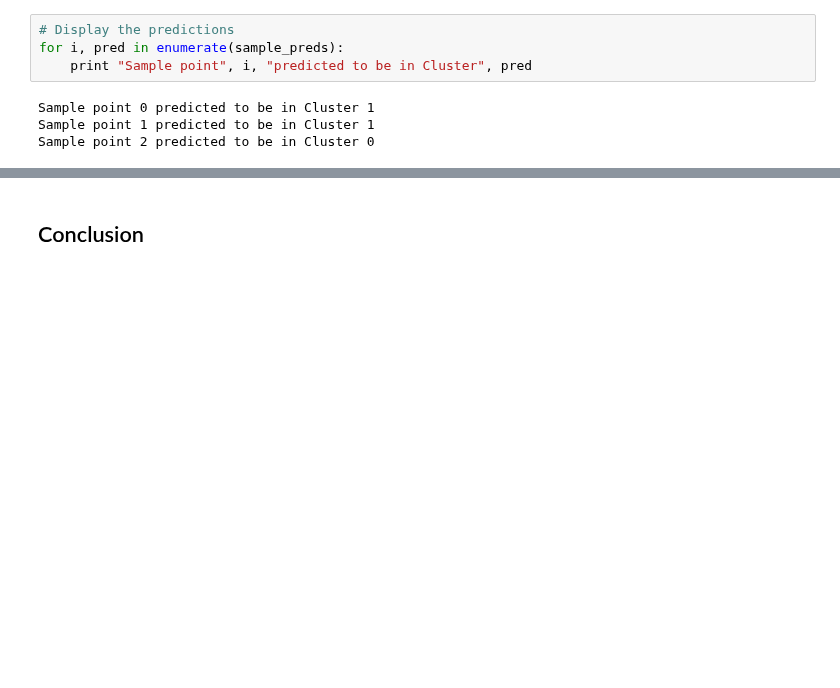
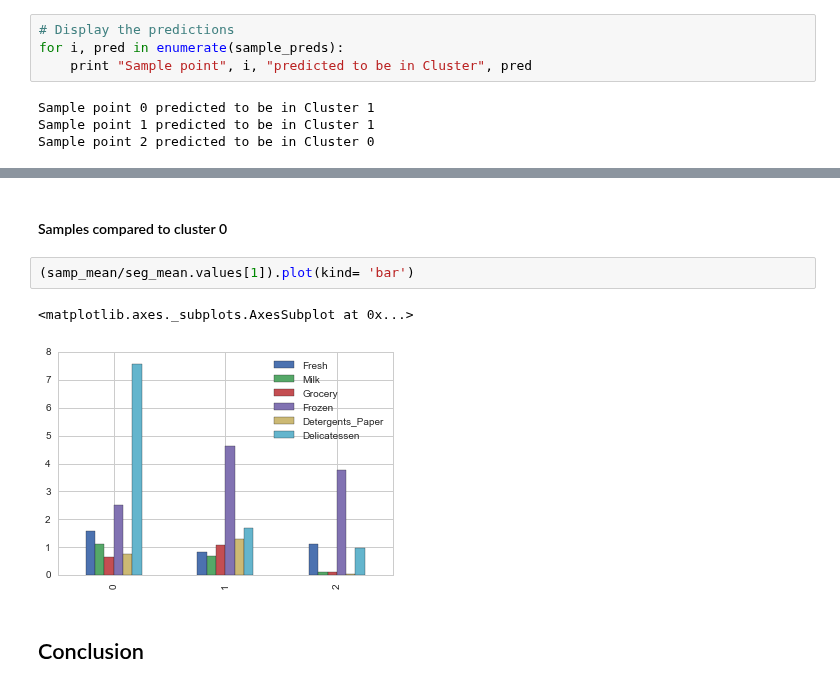
Before and after one commit to baumanab/Udacity_MachineLearningEngineer_ND, a Jupyter notebook: projects/creating_customer_segments/customer_segments.ipynb, the cells around one changed output, grey strips where cells are left out. Saved outputs shown, nothing was run; the diff lists cells and outputs as text; blank space fills up the shorter version.

```diff
--- a/projects/creating_customer_segments/customer_segments.ipynb
+++ b/projects/creating_customer_segments/customer_segments.ipynb
@@ -611,3 +644,10 @@ Sample point 2 predicted to be in Cluster 0
+# %% [markdown]
+#### Samples compared to cluster 0
+# %%
+(samp_mean/seg_mean.values[1]).plot(kind= 'bar')
+# %% [output]
+<matplotlib.axes._subplots.AxesSubplot at 0x...>
+[figure, added]
 # %% [markdown]
 ## Conclusion
 # %% [markdown]
```
Also changed, not shown: parts of 13 cells of this notebook.
